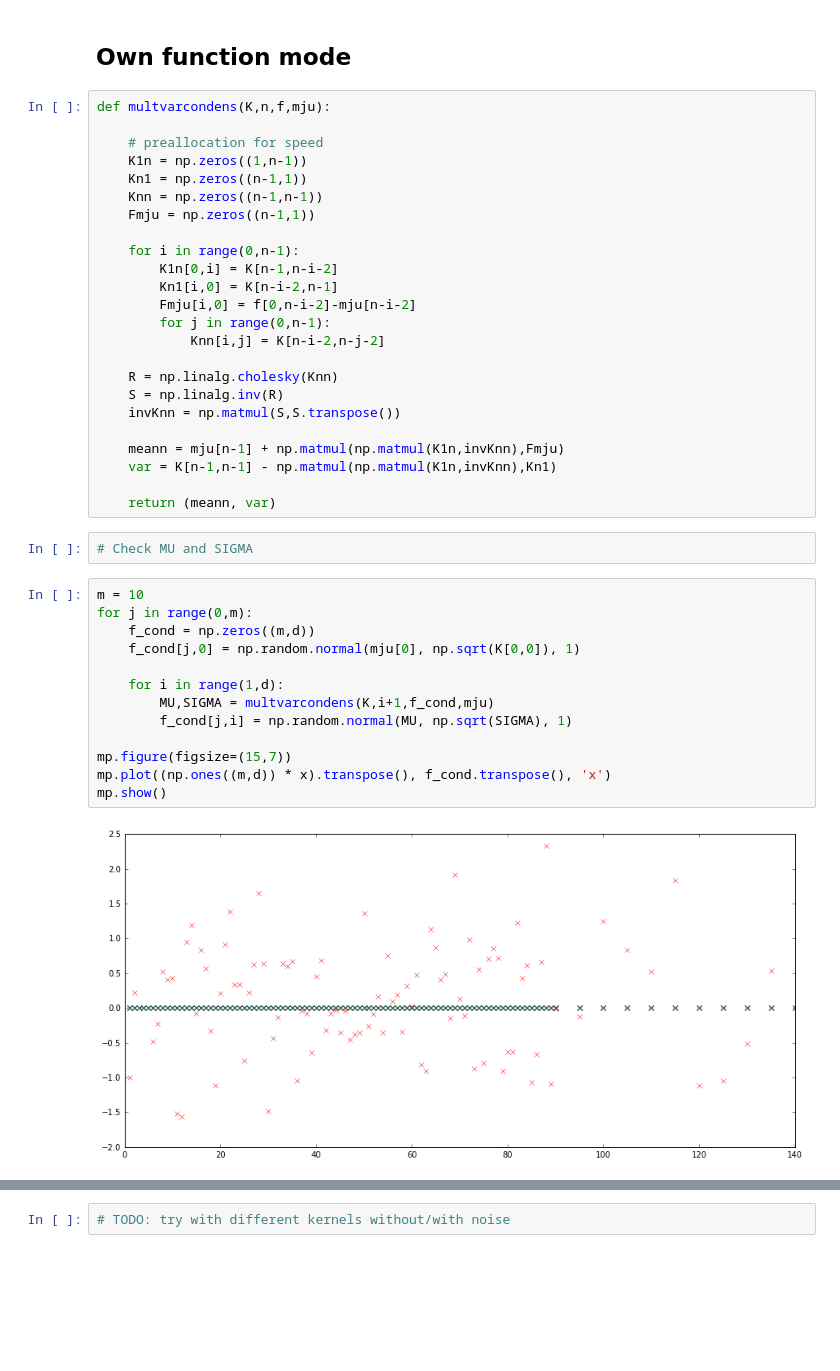
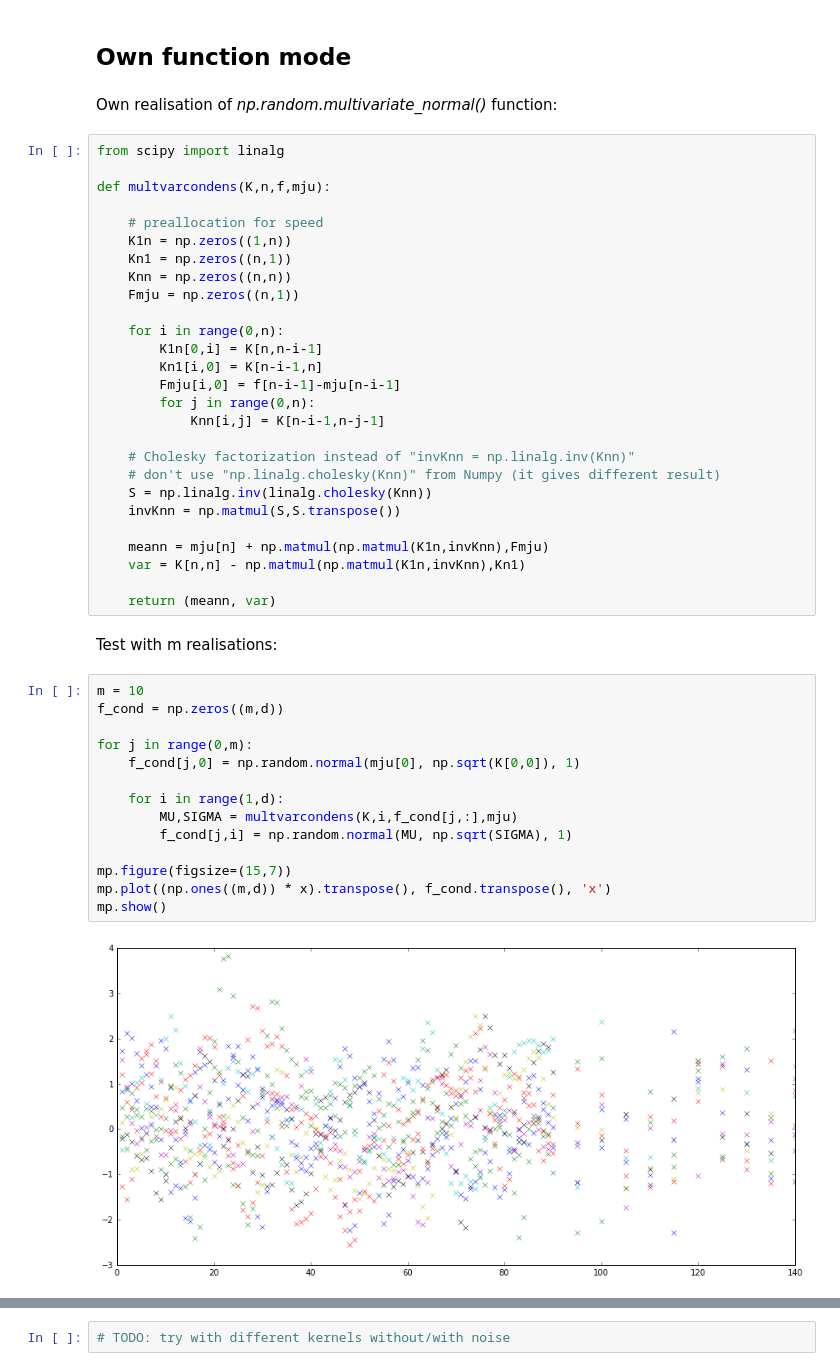
Before and after one commit to koptelovmax/gaussianprocess, a Jupyter notebook: Python/Multivariate_Gaussian.ipynb, the cells around one changed output, grey strips where cells are left out. Drawn from its saved outputs; the diff is of its cells as text; blank space fills up the shorter version.

```diff
--- a/Python/Multivariate_Gaussian.ipynb
+++ b/Python/Multivariate_Gaussian.ipynb
@@ -196,44 +196,50 @@ mp.show()
 All the lines interracts at two points (40,1) and (80,1) which are our conditions.
 # %% [markdown]
 ## Own function mode
+# %% [markdown]
+Own realisation of *np.random.multivariate_normal()* function:
 # %%
+from scipy import linalg
+
 def multvarcondens(K,n,f,mju):
 
     # preallocation for speed
-    K1n = np.zeros((1,n-1))
-    Kn1 = np.zeros((n-1,1))
-    Knn = np.zeros((n-1,n-1))
-    Fmju = np.zeros((n-1,1))
+    K1n = np.zeros((1,n))
+    Kn1 = np.zeros((n,1))
+    Knn = np.zeros((n,n))
+    Fmju = np.zeros((n,1))
 
-    for i in range(0,n-1):
-        K1n[0,i] = K[n-1,n-i-2]
-        Kn1[i,0] = K[n-i-2,n-1]
-        Fmju[i,0] = f[0,n-i-2]-mju[n-i-2]
-        for j in range(0,n-1):
-            Knn[i,j] = K[n-i-2,n-j-2]
+    for i in range(0,n):
+        K1n[0,i] = K[n,n-i-1]
+        Kn1[i,0] = K[n-i-1,n]
+        Fmju[i,0] = f[n-i-1]-mju[n-i-1]
+        for j in range(0,n):
+            Knn[i,j] = K[n-i-1,n-j-1]
 
-    R = np.linalg.cholesky(Knn)
-    S = np.linalg.inv(R)
+    # Cholesky factorization instead of "invKnn = np.linalg.inv(Knn)"
+    # don't use "np.linalg.cholesky(Knn)" from Numpy (it gives different result)
+    S = np.linalg.inv(linalg.cholesky(Knn))
     invKnn = np.matmul(S,S.transpose())
 
-    meann = mju[n-1] + np.matmul(np.matmul(K1n,invKnn),Fmju)
-    var = K[n-1,n-1] - np.matmul(np.matmul(K1n,invKnn),Kn1)
+    meann = mju[n] + np.matmul(np.matmul(K1n,invKnn),Fmju)
+    var = K[n,n] - np.matmul(np.matmul(K1n,invKnn),Kn1)
 
     return (meann, var)
-# %%
-# Check MU and SIGMA
+# %% [markdown]
+Test with m realisations:
 # %%
 m = 10
+f_cond = np.zeros((m,d))
+
 for j in range(0,m):
-    f_cond = np.zeros((m,d))
     f_cond[j,0] = np.random.normal(mju[0], np.sqrt(K[0,0]), 1)
 
     for i in range(1,d):
-        MU,SIGMA = multvarcondens(K,i+1,f_cond,mju)
+        MU,SIGMA = multvarcondens(K,i,f_cond[j,:],mju)
         f_cond[j,i] = np.random.normal(MU, np.sqrt(SIGMA), 1)
 
 mp.figure(figsize=(15,7))
 mp.plot((np.ones((m,d)) * x).transpose(), f_cond.transpose(), 'x')
 mp.show()
 # %% [output]
-[figure, old version]
+[figure, new version]
```
Also changed, not shown: parts of 8 cells of this notebook.
